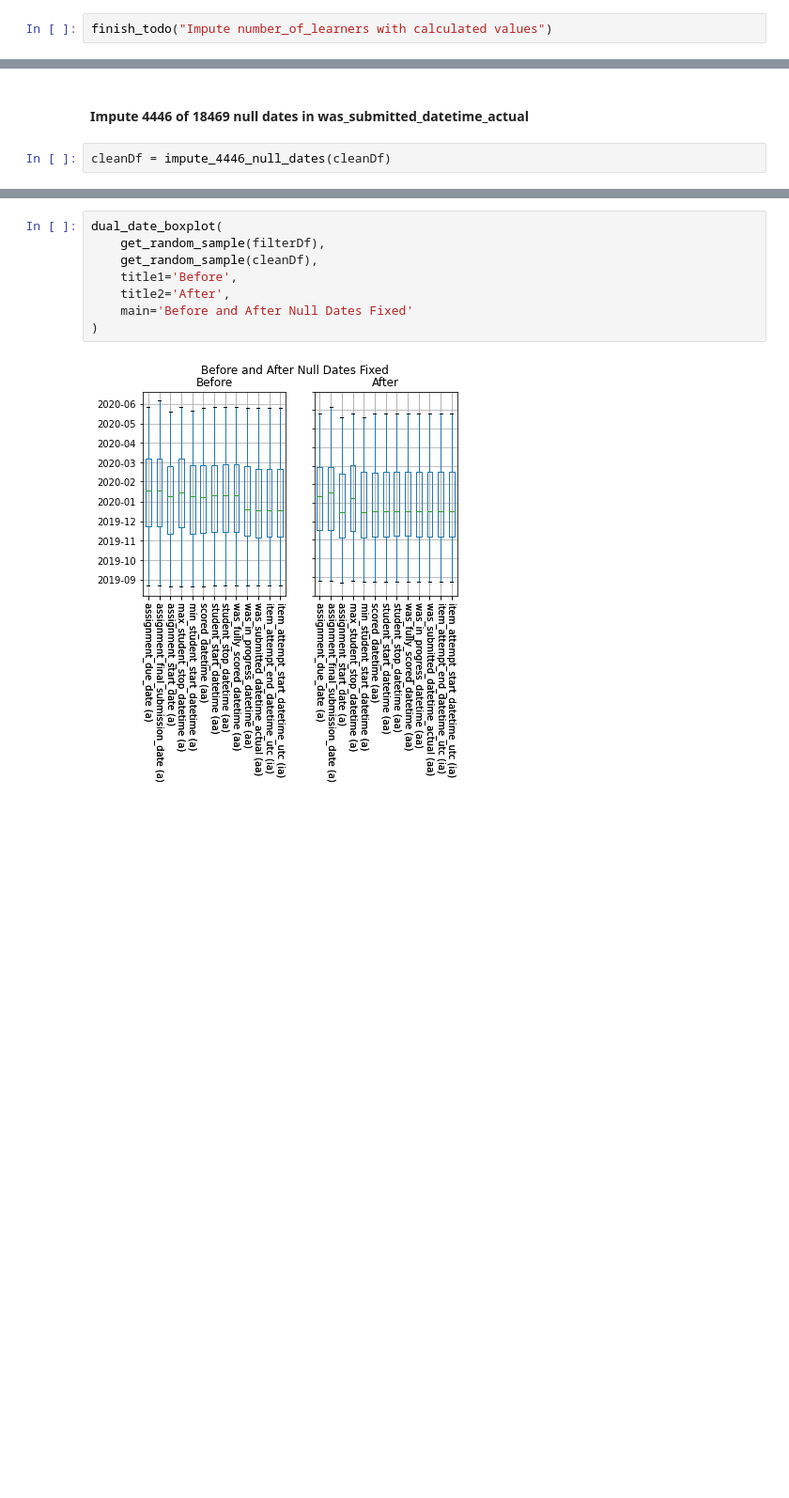
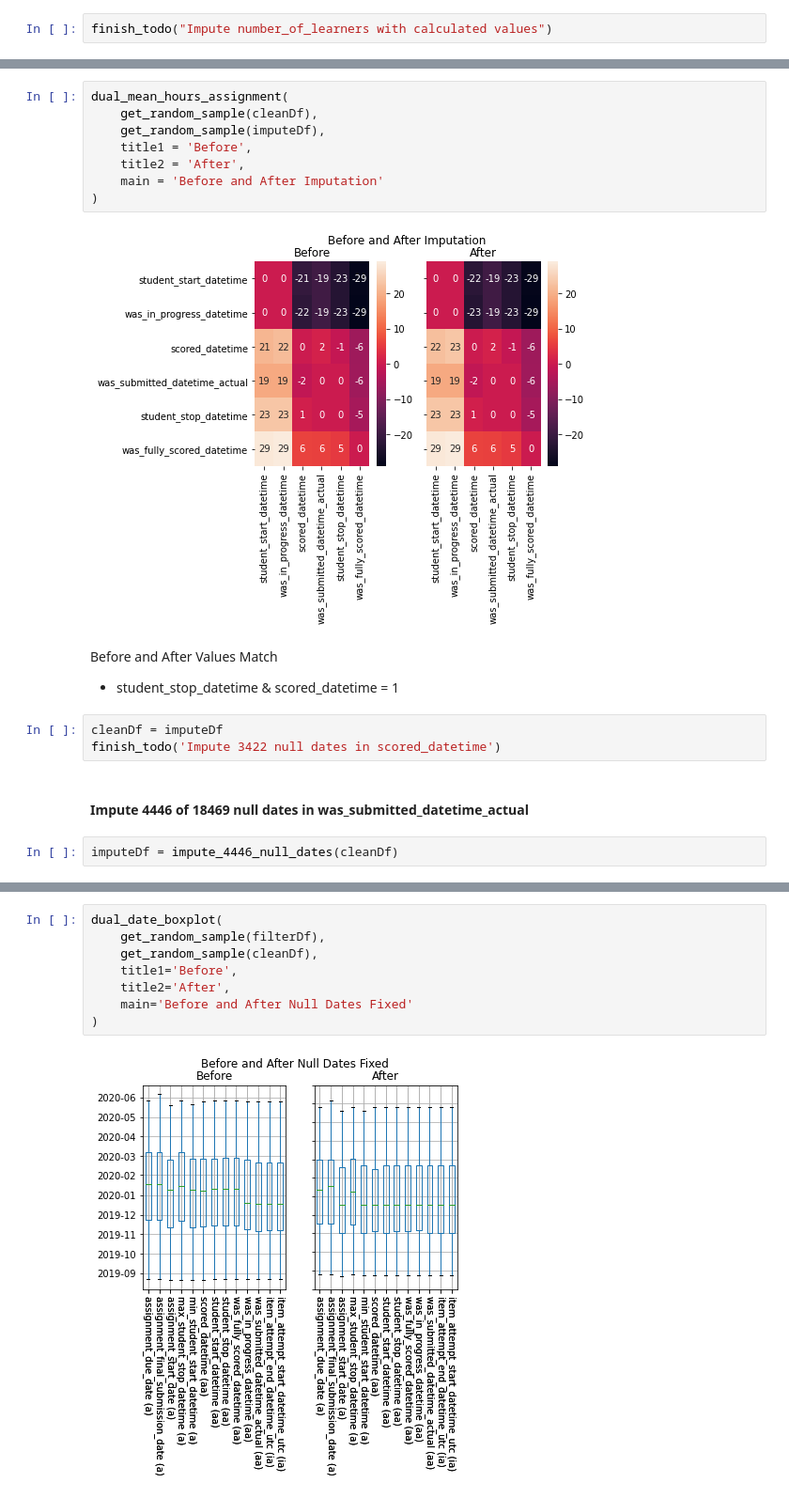
Before and after one commit to dlhinkley/c772-capstone-project, a Jupyter notebook: jupyter/03-cleaning.ipynb, the cells around one changed output, grey strips where cells are left out. Shown at 94% size. Drawn from its saved outputs; the diff is of its cells as text; blank space fills up the shorter version.

```diff
--- a/jupyter/03-cleaning.ipynb
+++ b/jupyter/03-cleaning.ipynb
@@ -67,4 +87,20 @@ finish_todo("Impute number_of_learners with calculated values")
+# %%
+dual_mean_hours_assignment(
+    get_random_sample(cleanDf),
+    get_random_sample(imputeDf),
+    title1 = 'Before',
+    title2 = 'After',
+    main = 'Before and After Imputation'
+)
+# %% [output]
+[figure, added]
+# %% [markdown]
+Before and After Values Match
+- student_stop_datetime  & scored_datetime = 1
+# %%
+cleanDf = imputeDf
+finish_todo('Impute 3422 null dates in scored_datetime')
 # %% [markdown]
 #### Impute 4446 of 18469 null dates in was_submitted_datetime_actual
 # %%
-cleanDf = impute_4446_null_dates(cleanDf)
+imputeDf = impute_4446_null_dates(cleanDf)
```
Also changed, not shown: parts of 33 cells of this notebook, 4 other files.
